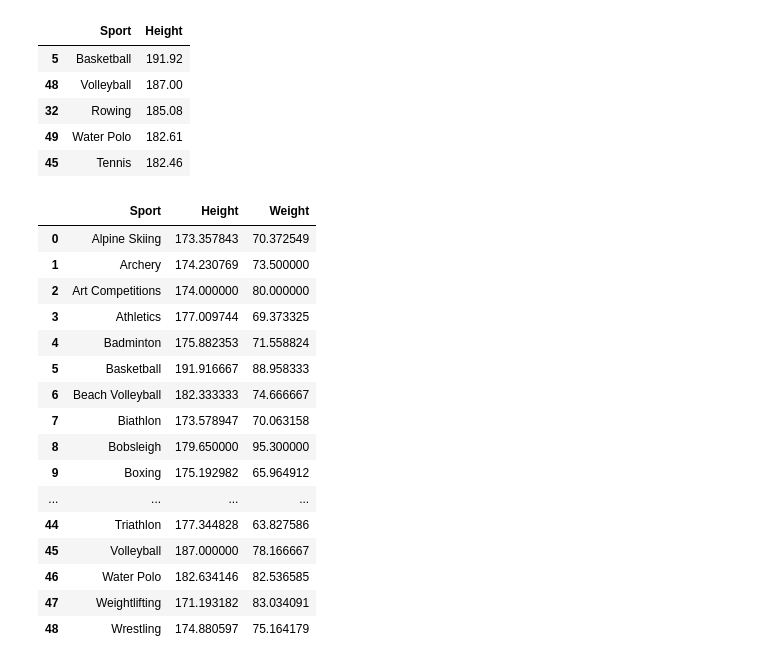
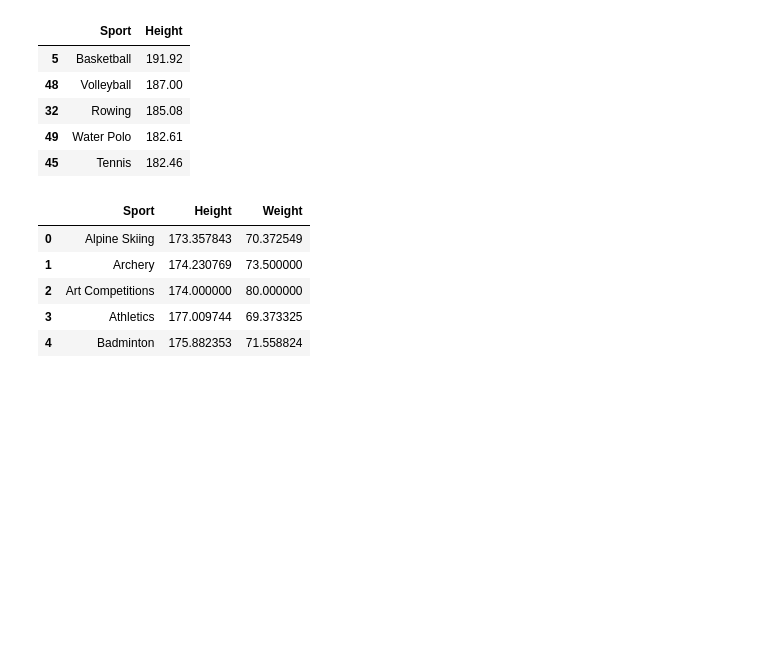
Before and after one commit to SCGlass/Databehandling_project_OS, a Jupyter notebook: Sam/Exercise_1.ipynb, the cells around one changed output. Cells and saved outputs as stored; diff of their text form; code cells hidden in the pictures; blank space fills up the shorter version.

```diff
--- a/Sam/Exercise_1.ipynb
+++ b/Sam/Exercise_1.ipynb
@@ -218,27 +219,16 @@ heights.show()
 # %%
 df_height_weight = df_GB[["Sport", "Height","Weight"]]
 # dropping the rows that have na in the height
 df_height_weight = df_height_weight.dropna()
 df_height_weight = df_height_weight.groupby(["Sport"]).mean().reset_index()
-df_height_weight
+df_height_weight.head()
 # %% [output]
 |  | Sport | Height | Weight |
 | 0 | Alpine Skiing | 173.357843 | 70.372549 |
 | 1 | Archery | 174.230769 | 73.500000 |
 | 2 | Art Competitions | 174.000000 | 80.000000 |
 | 3 | Athletics | 177.009744 | 69.373325 |
 | 4 | Badminton | 175.882353 | 71.558824 |
-| 5 | Basketball | 191.916667 | 88.958333 |
-| 6 | Beach Volleyball | 182.333333 | 74.666667 |
-| 7 | Biathlon | 173.578947 | 70.063158 |
-| 8 | Bobsleigh | 179.650000 | 95.300000 |
-| 9 | Boxing | 175.192982 | 65.964912 |
-| ... | ... | ... | ... |
-| 44 | Triathlon | 177.344828 | 63.827586 |
-| 45 | Volleyball | 187.000000 | 78.166667 |
-| 46 | Water Polo | 182.634146 | 82.536585 |
-| 47 | Weightlifting | 171.193182 | 83.034091 |
-| 48 | Wrestling | 174.880597 | 75.164179 |
 # %%
 fig = px.scatter(df_height_weight, x="Height", y="Weight", color="Sport")
 
```
Also changed, not shown: parts of 2 cells of this notebook, 1 other file.
